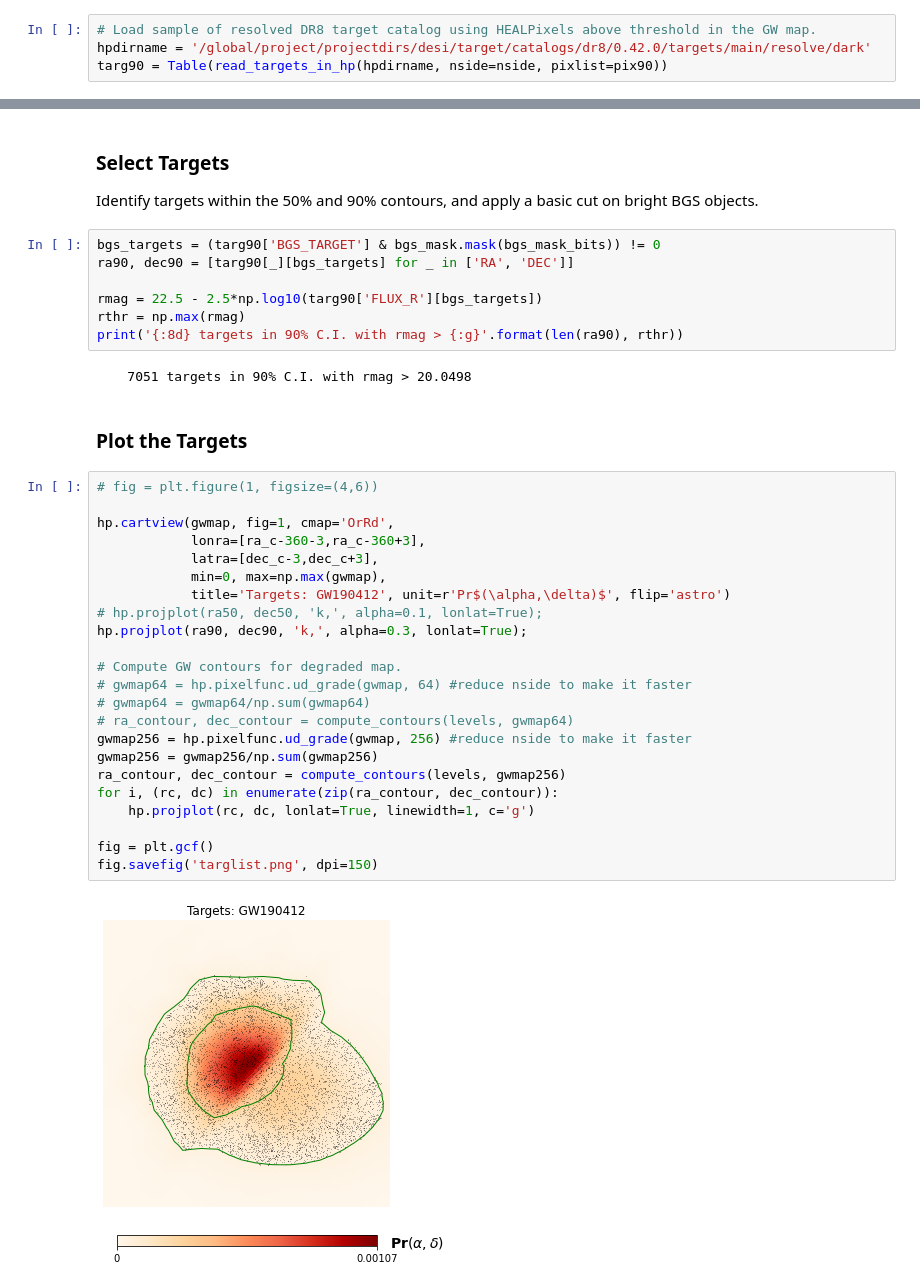
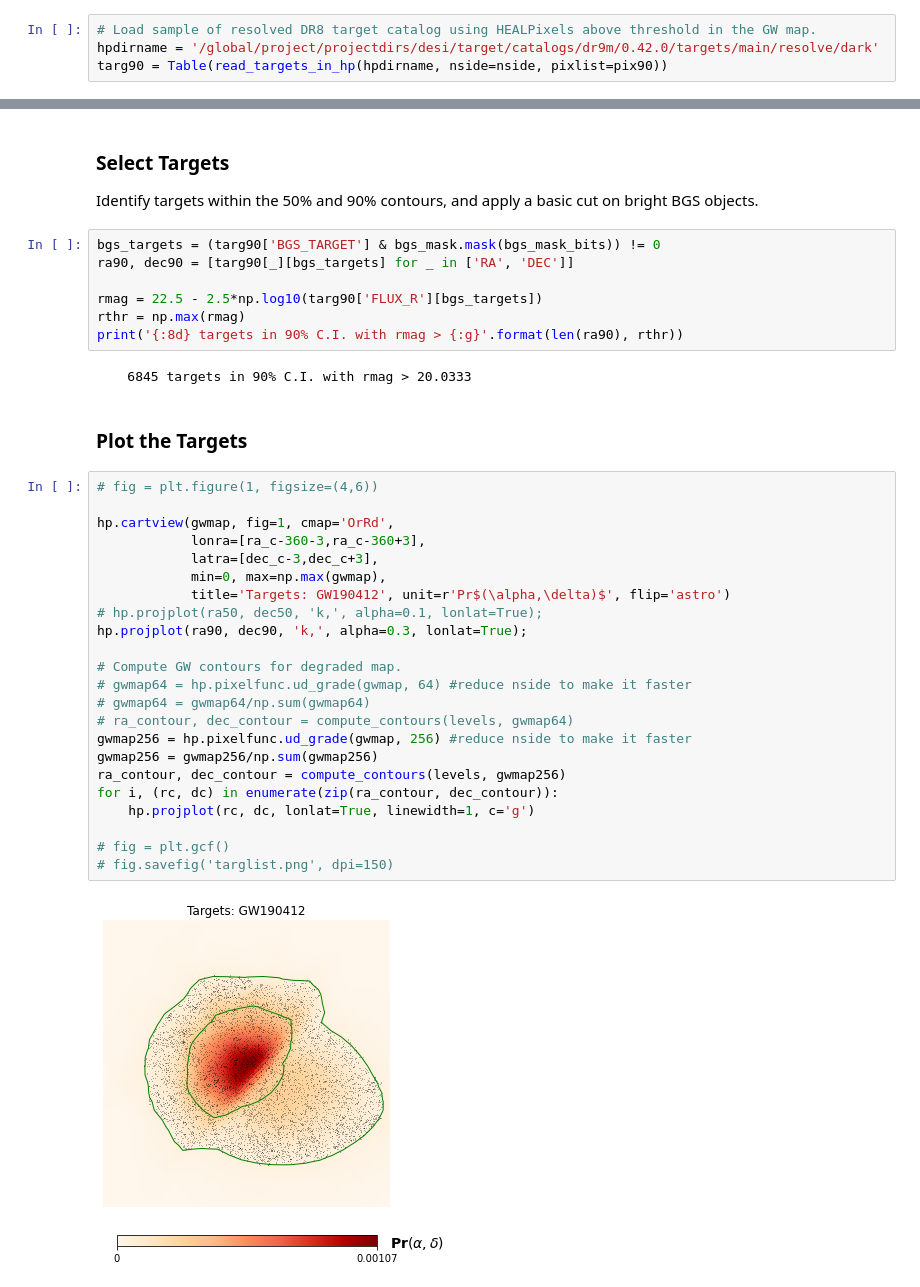
Before and after one commit to desihub/timedomain, a Jupyter notebook: gwtarget/targeting_gw.ipynb, the cells around one changed output, grey strips where cells are left out. Saved outputs shown, nothing was run; the diff lists cells and outputs as text.

Commit message:
DR9m targets for GW190412.

```diff
--- a/gwtarget/targeting_gw.ipynb
+++ b/gwtarget/targeting_gw.ipynb
@@ -76,7 +76,7 @@ pix50 = pixids[gwmap > lev50]
 pix90 = pixids[gwmap > lev90]
 # %%
 # Load sample of resolved DR8 target catalog using HEALPixels above threshold in the GW map.
-hpdirname = '/global/project/projectdirs/desi/target/catalogs/dr8/0.42.0/targets/main/resolve/dark'
+hpdirname = '/global/project/projectdirs/desi/target/catalogs/dr9m/0.42.0/targets/main/resolve/dark'
 targ90 = Table(read_targets_in_hp(hpdirname, nside=nside, pixlist=pix90))
 # %%
 len(targ90)
@@ -99,34 +99,34 @@ rmag = 22.5 - 2.5*np.log10(targ90['FLUX_R'][bgs_targets])
 rthr = np.max(rmag)
 print('{:8d} targets in 90% C.I. with rmag > {:g}'.format(len(ra90), rthr))
 # %% [output]
-    7051 targets in 90% C.I. with rmag > 20.0498
+    6845 targets in 90% C.I. with rmag > 20.0333
 # %% [markdown]
 ### Plot the Targets
 # %%
 # fig = plt.figure(1, figsize=(4,6))
 
 hp.cartview(gwmap, fig=1, cmap='OrRd',
             lonra=[ra_c-360-3,ra_c-360+3],
             latra=[dec_c-3,dec_c+3],
             min=0, max=np.max(gwmap),
             title='Targets: GW190412', unit=r'Pr$(\alpha,\delta)$', flip='astro')
 # hp.projplot(ra50, dec50, 'k,', alpha=0.1, lonlat=True);
 hp.projplot(ra90, dec90, 'k,', alpha=0.3, lonlat=True);
 
 # Compute GW contours for degraded map.
 # gwmap64 = hp.pixelfunc.ud_grade(gwmap, 64) #reduce nside to make it faster
 # gwmap64 = gwmap64/np.sum(gwmap64)
 # ra_contour, dec_contour = compute_contours(levels, gwmap64)
 gwmap256 = hp.pixelfunc.ud_grade(gwmap, 256) #reduce nside to make it faster
 gwmap256 = gwmap256/np.sum(gwmap256)
 ra_contour, dec_contour = compute_contours(levels, gwmap256)
 for i, (rc, dc) in enumerate(zip(ra_contour, dec_contour)):
     hp.projplot(rc, dc, lonlat=True, linewidth=1, c='g')
 
-fig = plt.gcf()
-fig.savefig('targlist.png', dpi=150)
+# fig = plt.gcf()
+# fig.savefig('targlist.png', dpi=150)
 # %% [output]
-[figure, old version]
+[figure, new version]
 # %%
 targ90[bgs_targets]
 # %% [output]
```
Also changed, not shown: parts of 5 cells of this notebook.
